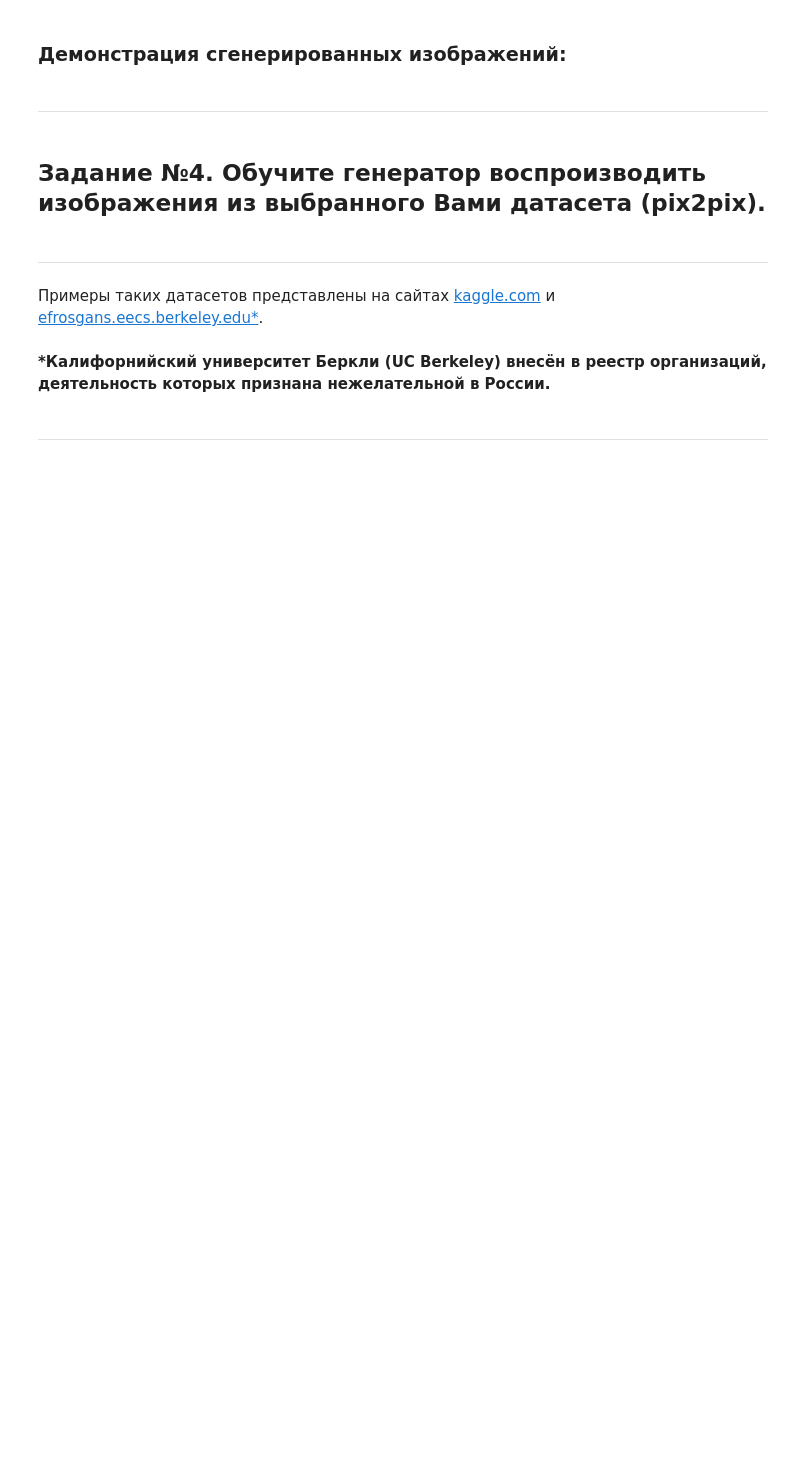
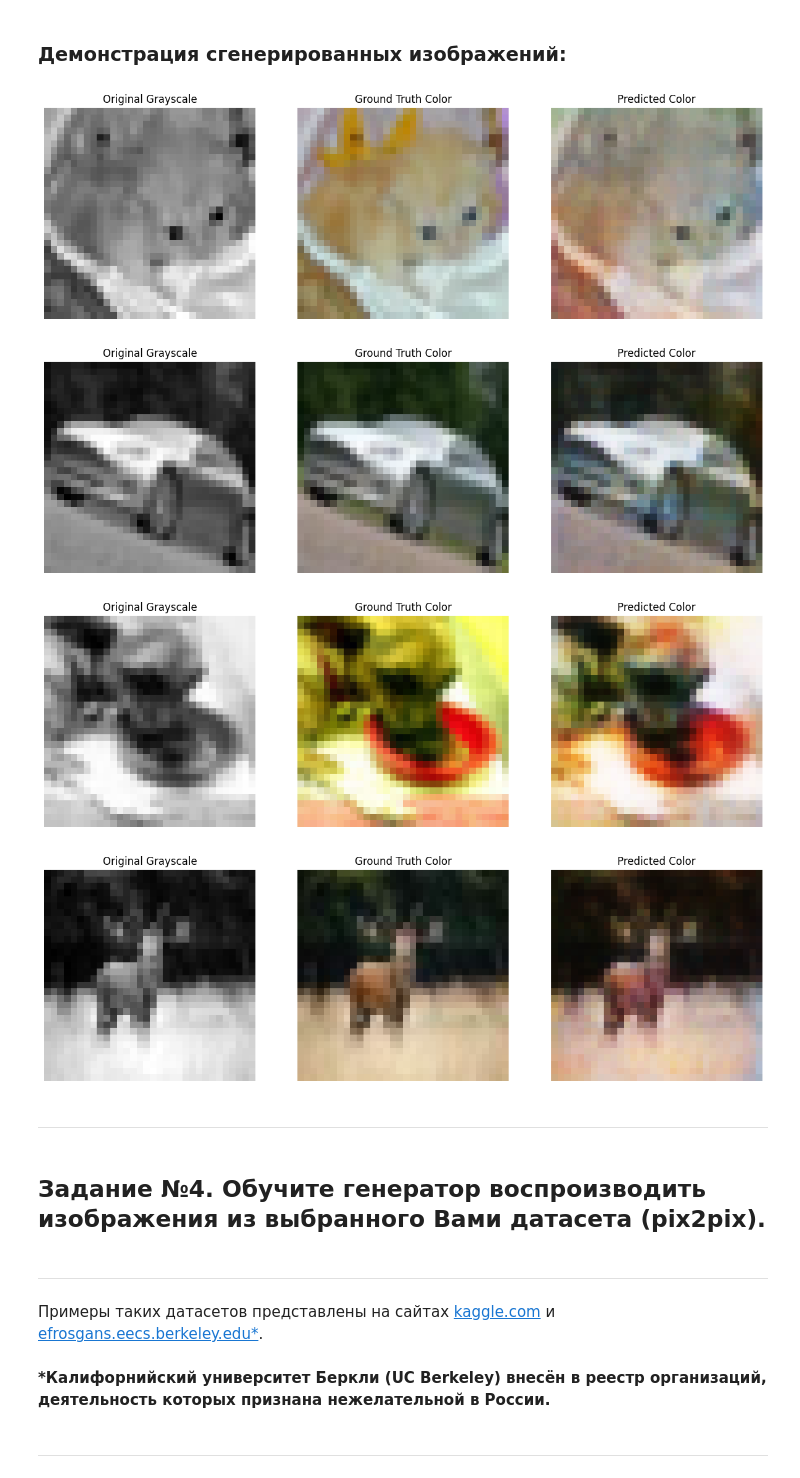
Before and after one commit to niksio/neural_networks, a Jupyter notebook: 8. Генеративно-состязательная сеть (GAN)/Практическая_работа_№8_Генеративно_состязательная_сеть_(GAN).ipynb, the cells around one changed output. Saved outputs shown, nothing was run; the diff lists cells and outputs as text; code cells hidden in the pictures; blank space fills up the shorter version.

```diff
--- a/8. Генеративно-состязательная сеть (GAN)/Практическая_работа_№8_Генеративно_состязательная_сеть_(GAN).ipynb
+++ b/8. Генеративно-состязательная сеть (GAN)/Практическая_работа_№8_Генеративно_состязательная_сеть_(GAN).ipynb
@@ -544,34 +606,38 @@ train_colorization(colorization_dataset, EPOCHS_COL)
 # %%
 def generate_images_color(model, test_input, tar):
     prediction = model(test_input, training=True)
 
     plt.figure(figsize=(15, 5))
     display_list = [test_input[0], tar[0], prediction[0]]
     title = ['Original Grayscale', 'Ground Truth Color', 'Predicted Color']
 
     for i in range(3):
         plt.subplot(1, 3, i+1)
         plt.title(title[i])
 
         # Получаем данные
         img = display_list[i].numpy() * 0.5 + 0.5
 
-        # Если черно-белое изображение (1 канал), то убираем последний дименшн
         if img.shape[-1] == 1:
             plt.imshow(img[:, :, 0], cmap='gray')
         else:
             plt.imshow(img)
 
         plt.axis('off')
 
     plt.show()
 
-# Загружаем последнюю контрольную точку
+
 checkpoint_col.restore(tf.train.latest_checkpoint(checkpoint_col_dir))
 
-# Тест
-for inp, tar in colorization_dataset.take(2): # 2 тестовых примера
+
+for inp, tar in colorization_dataset.take(4):
     generate_images_color(generator_col, inp, tar)
+# %% [output]
+[figure, added]
+[figure, added]
+[figure, added]
+[figure, added]
 # %% [markdown]
 ---
 # %% [markdown]
```
Also changed, not shown: parts of 11 cells of this notebook.
